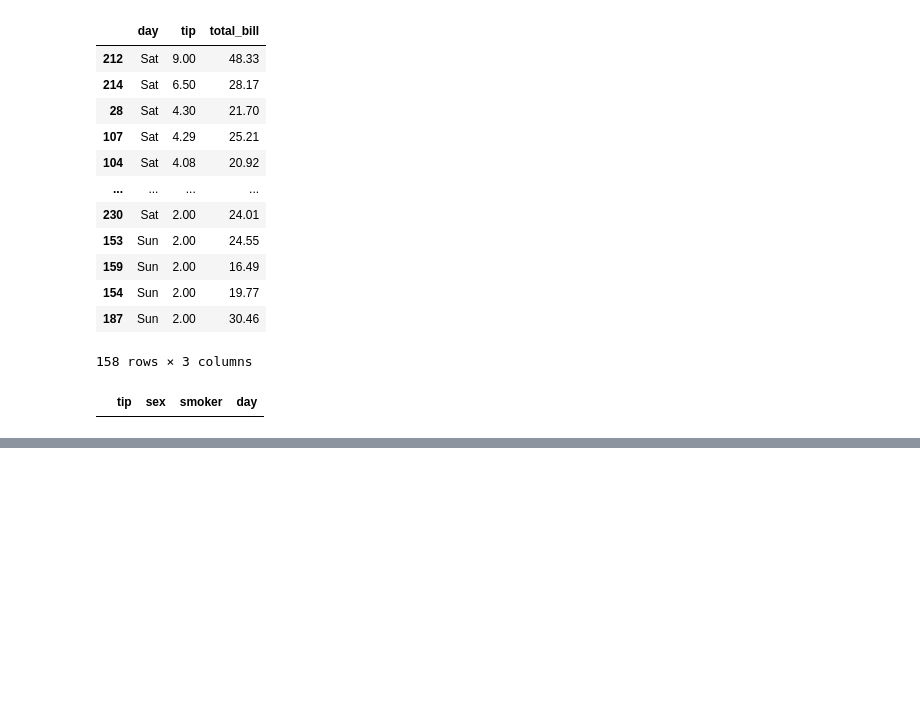
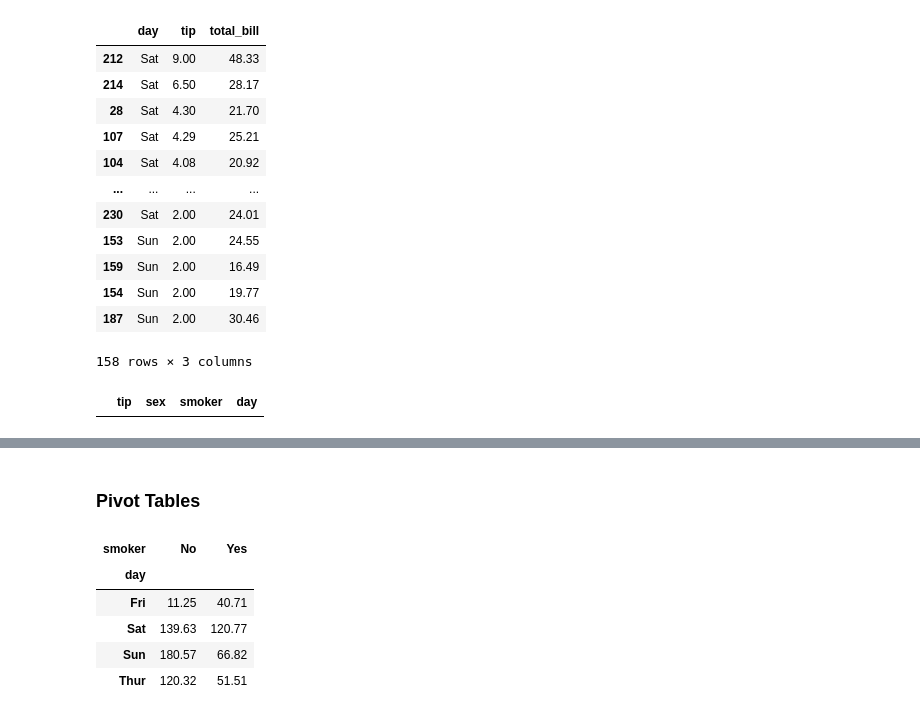
Before and after one commit to Dzithendo31/PythonCourse, a Jupyter notebook: day16pandas.ipynb, the cells around one changed output, grey strips where cells are left out. Saved outputs shown, nothing was run; the diff lists cells and outputs as text; code cells hidden in the pictures; blank space fills up the shorter version.

```diff
--- a/day16pandas.ipynb
+++ b/day16pandas.ipynb
@@ -348,0 +461,11 @@ column
+# %% [markdown]
+### Pivot Tables
+# %%
+pd.pivot_table(tips_df,index='day',columns='smoker',values='tip',aggfunc='sum')
+# %% [output]
+| smoker | No | Yes |
+| day |  |  |
+| Fri | 11.25 | 40.71 |
+| Sat | 139.63 | 120.77 |
+| Sun | 180.57 | 66.82 |
+| Thur | 120.32 | 51.51 |
```
Also changed, not shown: parts of 23 cells of this notebook, 1 other file.
